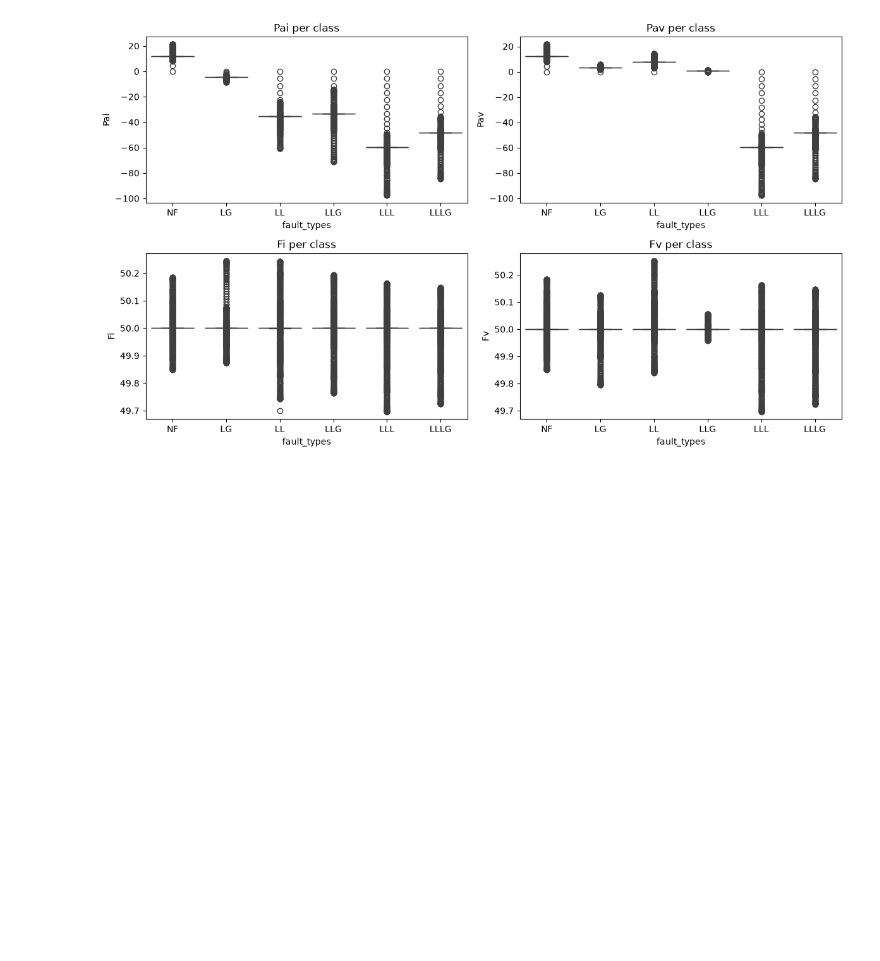
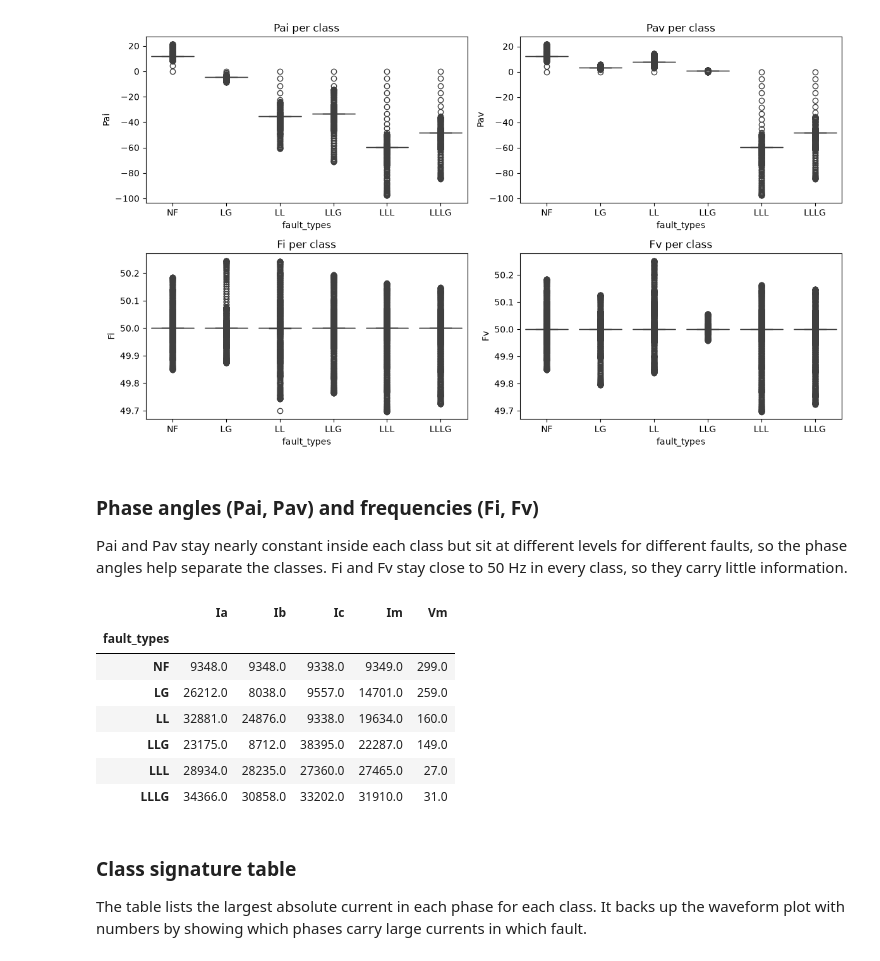
Before and after one commit to Alveera1/ai-grid-fault-classifier, a Jupyter notebook: notebooks/02_visualization.ipynb, the cells around one changed output. Saved outputs shown, nothing was run; the diff lists cells and outputs as text; code cells hidden in the pictures; blank space fills up the shorter version.

Commit message:
Add explanations under each plot

```diff
--- a/notebooks/02_visualization.ipynb
+++ b/notebooks/02_visualization.ipynb
@@ -122,3 +140,24 @@ plt.savefig("figures/box_angle_freq.png", dpi=200)
 plt.show()
 # %% [output]
 [figure]
+# %% [markdown]
+### Phase angles (Pai, Pav) and frequencies (Fi, Fv)
+Pai and Pav stay nearly constant inside each class but sit at different levels for different faults, so the phase angles help separate the classes. Fi and Fv stay close to 50 Hz in every class, so they carry little information.
+# %%
+sig = df.groupby(TARGET)[["Ia","Ib","Ic","Im","Vm"]].agg(
+    lambda s: s.abs().max()
+).loc[CLASSES].round(0)
+sig.to_csv("figures/class_signature.csv")
+sig
+# %% [output]
+|  | Ia | Ib | Ic | Im | Vm |
+| fault_types |  |  |  |  |  |
+| NF | 9348.0 | 9348.0 | 9338.0 | 9349.0 | 299.0 |
+| LG | 26212.0 | 8038.0 | 9557.0 | 14701.0 | 259.0 |
+| LL | 32881.0 | 24876.0 | 9338.0 | 19634.0 | 160.0 |
+| LLG | 23175.0 | 8712.0 | 38395.0 | 22287.0 | 149.0 |
+| LLL | 28934.0 | 28235.0 | 27360.0 | 27465.0 | 27.0 |
+| LLLG | 34366.0 | 30858.0 | 33202.0 | 31910.0 | 31.0 |
+# %% [markdown]
+### Class signature table
+The table lists the largest absolute current in each phase for each class. It backs up the waveform plot with numbers by showing which phases carry large currents in which fault.
```
Also changed, not shown: parts of 7 cells of this notebook.
